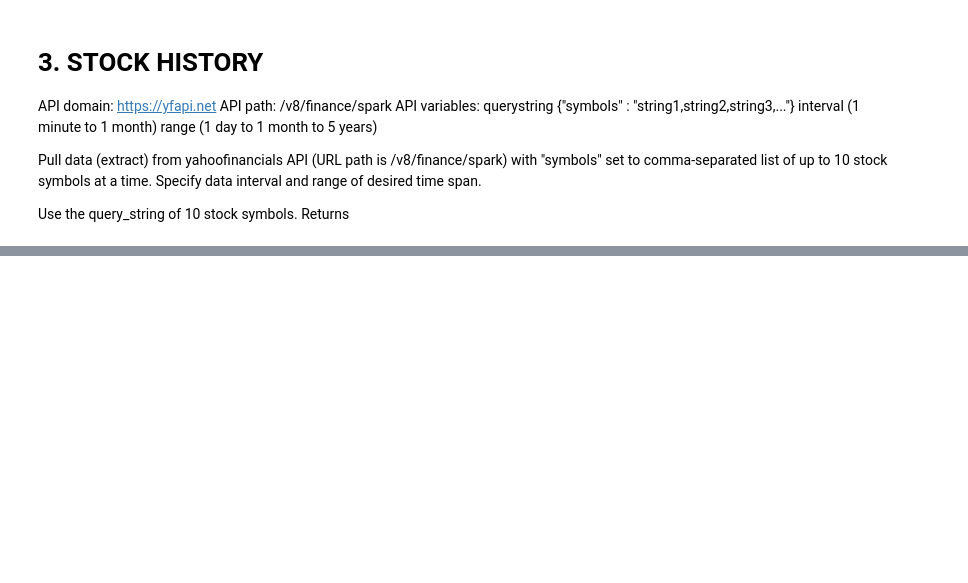
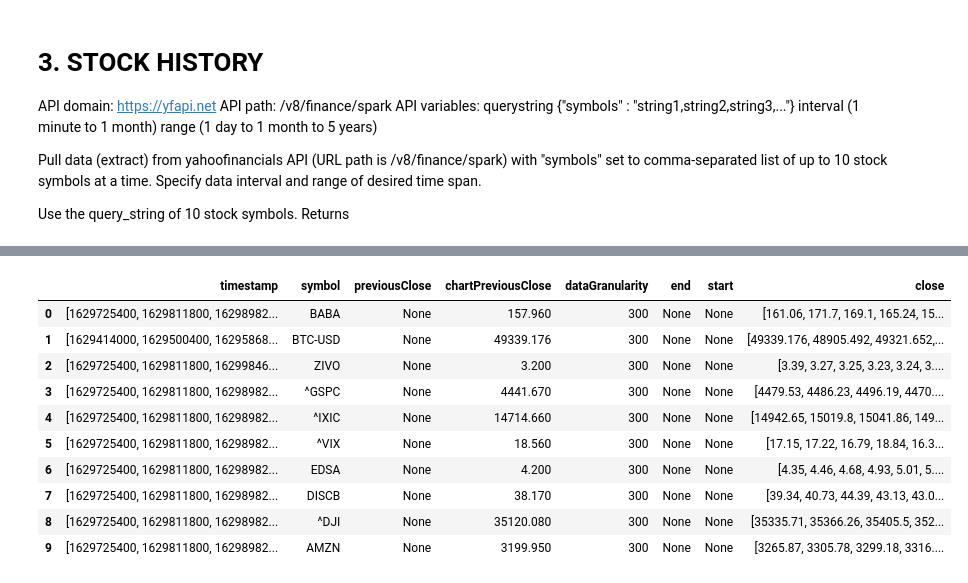
Before and after one commit to V-Villagomez/ETL-Stock-Trends, a Jupyter notebook: Notebooks/project2_trending_region.ipynb, the cells around one changed output, grey strips where cells are left out. Saved outputs shown, nothing was run; the diff lists cells and outputs as text; code cells hidden in the pictures; blank space fills up the shorter version.

Commit message:
run 3 APIs at yahoofinapi to get 3 dataframes that could be saved into db

```diff
--- a/Notebooks/project2_trending_region.ipynb
+++ b/Notebooks/project2_trending_region.ipynb
@@ -239,0 +293,11 @@ pprint.pprint(response3)
+# %%
+# Or try to turn the dictionary of dictionaries into a list of dictionaries before
+# Feeding it into a dataframe.  Dataframes are best as list of dictionaries.
+
+list3 = []
+for value in response3:
+    # print(response3[value])
+    list3.append(response3[value])
+## Alternate syntax with list comprehension
+# list3 = [response3[value] for value in response3]
+list3[0]
@@ -239,0 +322,15 @@ pprint.pprint(response3)
+# %%
+list3_df = pd.DataFrame(list3)
+list3_df
+# %% [output]
+|  | timestamp | symbol | previousClose | chartPreviousClose | dataGranularity | end | start | close |
+| 0 | [1629725400, 1629811800, 16298982... | BABA | None | 157.960 | 300 | None | None | [161.06, 171.7, 169.1, 165.24, 15... |
+| 1 | [1629414000, 1629500400, 16295868... | BTC-USD | None | 49339.176 | 300 | None | None | [49339.176, 48905.492, 49321.652,... |
+| 2 | [1629725400, 1629811800, 16299846... | ZIVO | None | 3.200 | 300 | None | None | [3.39, 3.27, 3.25, 3.23, 3.24, 3.... |
+| 3 | [1629725400, 1629811800, 16298982... | ^GSPC | None | 4441.670 | 300 | None | None | [4479.53, 4486.23, 4496.19, 4470.... |
+| 4 | [1629725400, 1629811800, 16298982... | ^IXIC | None | 14714.660 | 300 | None | None | [14942.65, 15019.8, 15041.86, 149... |
+| 5 | [1629725400, 1629811800, 16298982... | ^VIX | None | 18.560 | 300 | None | None | [17.15, 17.22, 16.79, 18.84, 16.3... |
+| 6 | [1629725400, 1629811800, 16298982... | EDSA | None | 4.200 | 300 | None | None | [4.35, 4.46, 4.68, 4.93, 5.01, 5.... |
+| 7 | [1629725400, 1629811800, 16298982... | DISCB | None | 38.170 | 300 | None | None | [39.34, 40.73, 44.39, 43.13, 43.0... |
+| 8 | [1629725400, 1629811800, 16298982... | ^DJI | None | 35120.080 | 300 | None | None | [35335.71, 35366.26, 35405.5, 352... |
+| 9 | [1629725400, 1629811800, 16298982... | AMZN | None | 3199.950 | 300 | None | None | [3265.87, 3305.78, 3299.18, 3316.... |
```
Also changed, not shown: parts of 16 cells of this notebook.
